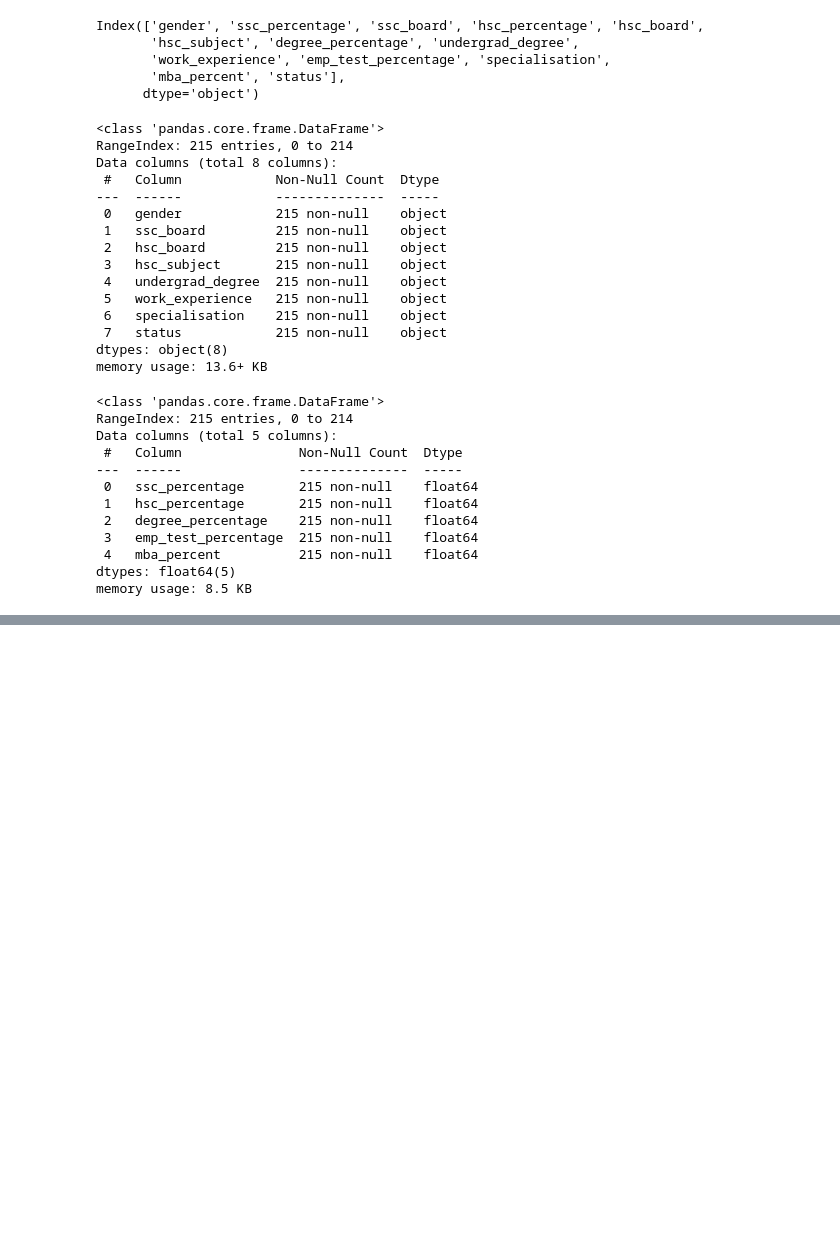
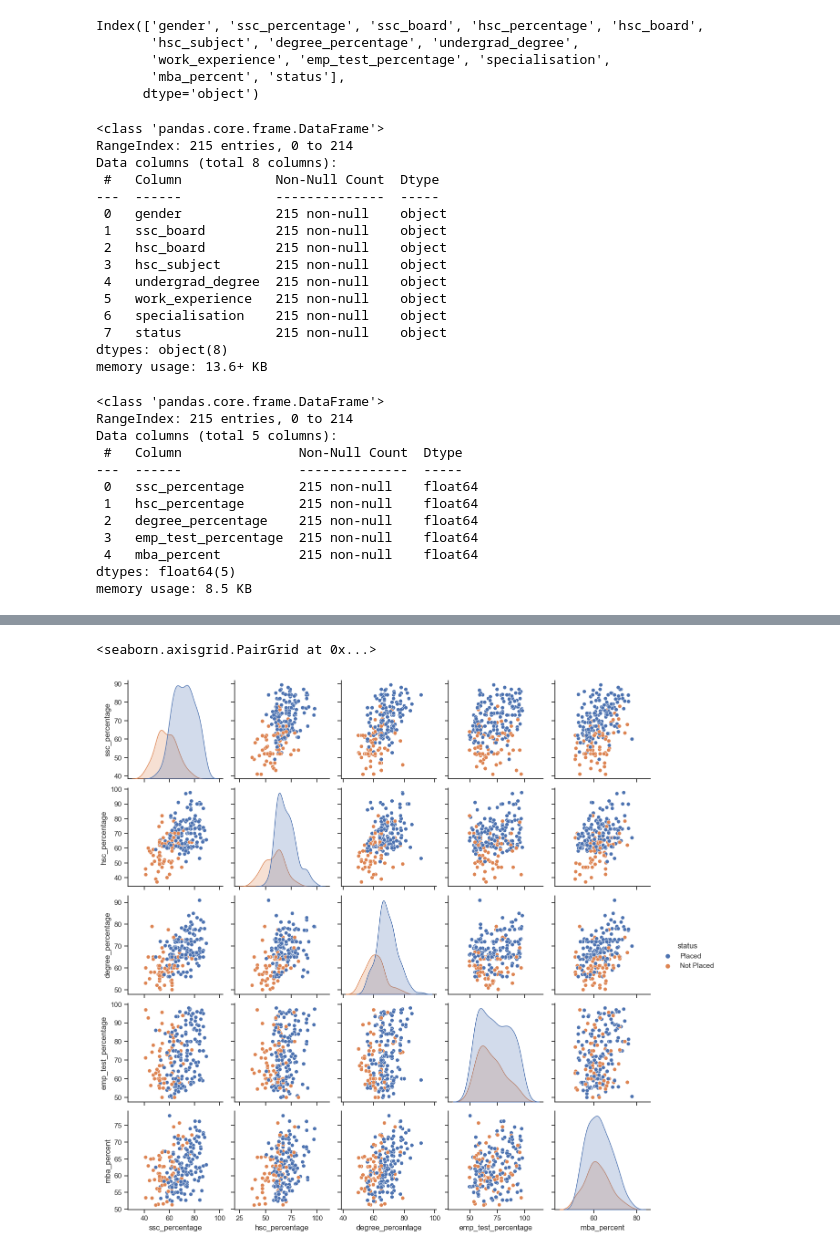
Before and after one commit to masanbasa3k/Machine_Learning, a Jupyter notebook: Job_placement_datacleaning_EDA_classification.ipynb, the cells around one changed output, grey strips where cells are left out. Saved outputs shown, nothing was run; the diff lists cells and outputs as text; code cells hidden in the pictures; blank space fills up the shorter version.

```diff
--- a/Job_placement_datacleaning_EDA_classification.ipynb
+++ b/Job_placement_datacleaning_EDA_classification.ipynb
@@ -129,0 +209,5 @@ import seaborn as sns
+# %%
+sns.pairplot(df, hue="status")
+# %% [output]
+<seaborn.axisgrid.PairGrid at 0x...>
+[figure, added]
```
Also changed, not shown: parts of 19 cells of this notebook.
